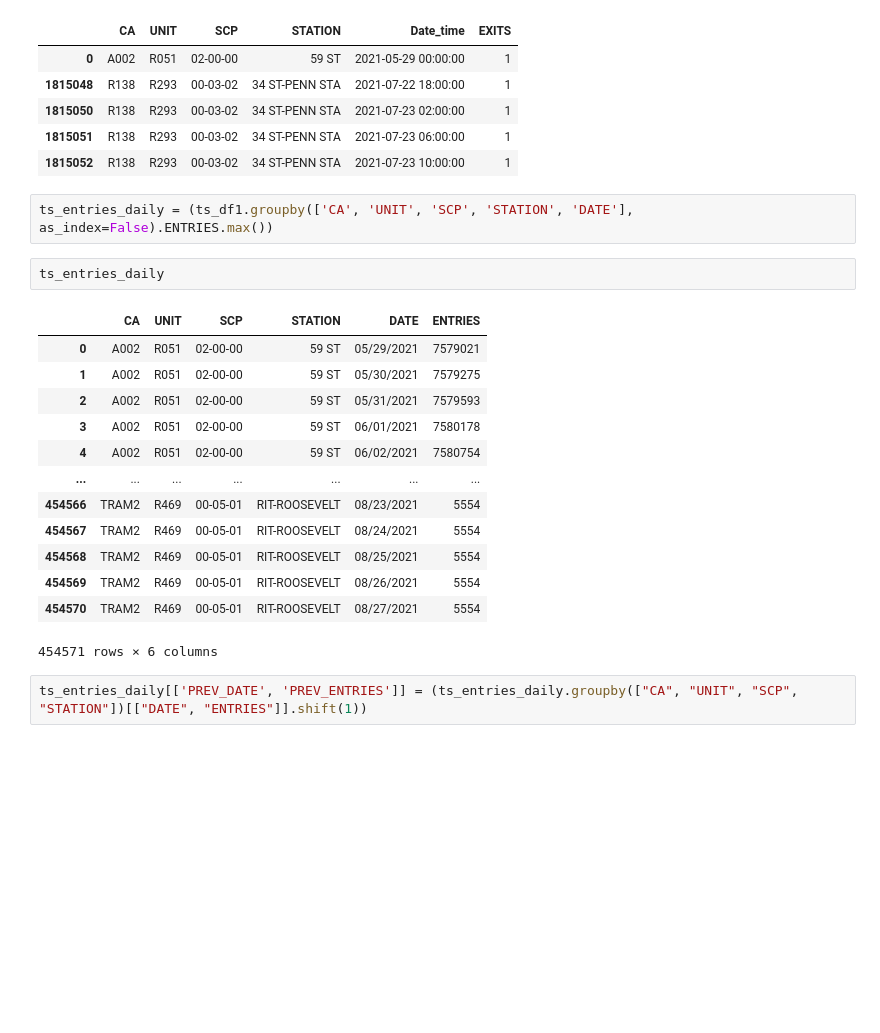
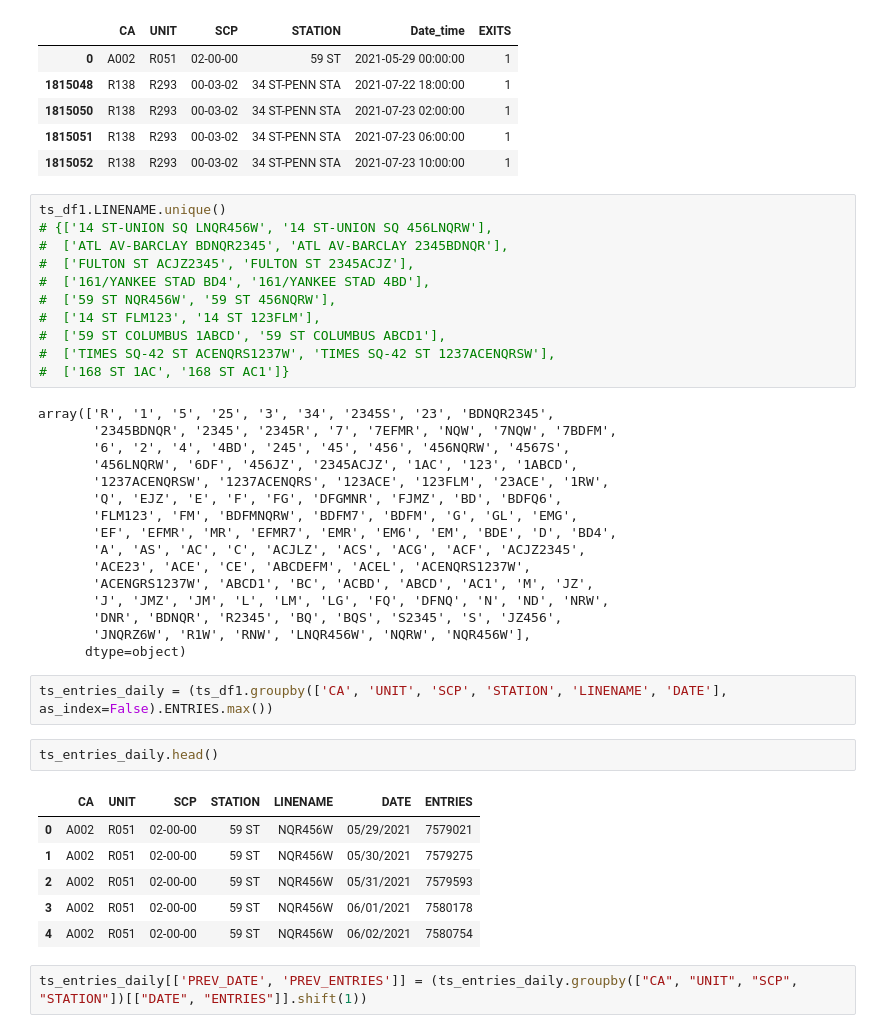
Before and after one commit to ajstake/EDA-Project, a Jupyter notebook: MTA_Data_Gathering_and_Cleaning_Notebook.ipynb, the cells around one changed output. Drawn from its saved outputs; the diff is of its cells as text; blank space fills up the shorter version.

Commit message:
Changed data by adding a Linename to the stations

```diff
--- a/MTA_Data_Gathering_and_Cleaning_Notebook.ipynb
+++ b/MTA_Data_Gathering_and_Cleaning_Notebook.ipynb
@@ -72,24 +65,44 @@ ts_df1.groupby(['CA', 'UNIT', 'SCP', 'STATION', 'Date_time']).EXITS.count().rese
 | 1815050 | R138 | R293 | 00-03-02 | 34 ST-PENN STA | 2021-07-23 02:00:00 | 1 |
 | 1815051 | R138 | R293 | 00-03-02 | 34 ST-PENN STA | 2021-07-23 06:00:00 | 1 |
 | 1815052 | R138 | R293 | 00-03-02 | 34 ST-PENN STA | 2021-07-23 10:00:00 | 1 |
+# %%
+ts_df1.LINENAME.unique()
+# {['14 ST-UNION SQ LNQR456W', '14 ST-UNION SQ 456LNQRW'],
+#  ['ATL AV-BARCLAY BDNQR2345', 'ATL AV-BARCLAY 2345BDNQR'],
+#  ['FULTON ST ACJZ2345', 'FULTON ST 2345ACJZ'],
+#  ['161/YANKEE STAD BD4', '161/YANKEE STAD 4BD'],
+#  ['59 ST NQR456W', '59 ST 456NQRW'],
+#  ['14 ST FLM123', '14 ST 123FLM'],
+#  ['59 ST COLUMBUS 1ABCD', '59 ST COLUMBUS ABCD1'],
+#  ['TIMES SQ-42 ST ACENQRS1237W', 'TIMES SQ-42 ST 1237ACENQRSW'],
+#  ['168 ST 1AC', '168 ST AC1']}
+# %% [output]
+array(['R', '1', '5', '25', '3', '34', '2345S', '23', 'BDNQR2345',
+       '2345BDNQR', '2345', '2345R', '7', '7EFMR', 'NQW', '7NQW', '7BDFM',
+       '6', '2', '4', '4BD', '245', '45', '456', '456NQRW', '4567S',
+       '456LNQRW', '6DF', '456JZ', '2345ACJZ', '1AC', '123', '1ABCD',
+       '1237ACENQRSW', '1237ACENQRS', '123ACE', '123FLM', '23ACE', '1RW',
+       'Q', 'EJZ', 'E', 'F', 'FG', 'DFGMNR', 'FJMZ', 'BD', 'BDFQ6',
+       'FLM123', 'FM', 'BDFMNQRW', 'BDFM7', 'BDFM', 'G', 'GL', 'EMG',
+       'EF', 'EFMR', 'MR', 'EFMR7', 'EMR', 'EM6', 'EM', 'BDE', 'D', 'BD4',
+       'A', 'AS', 'AC', 'C', 'ACJLZ', 'ACS', 'ACG', 'ACF', 'ACJZ2345',
+       'ACE23', 'ACE', 'CE', 'ABCDEFM', 'ACEL', 'ACENQRS1237W',
+       'ACENGRS1237W', 'ABCD1', 'BC', 'ACBD', 'ABCD', 'AC1', 'M', 'JZ',
+       'J', 'JMZ', 'JM', 'L', 'LM', 'LG', 'FQ', 'DFNQ', 'N', 'ND', 'NRW',
+       'DNR', 'BDNQR', 'R2345', 'BQ', 'BQS', 'S2345', 'S', 'JZ456',
+       'JNQRZ6W', 'R1W', 'RNW', 'LNQR456W', 'NQRW', 'NQR456W'],
+      dtype=object)
 # %%
-ts_entries_daily = (ts_df1.groupby(['CA', 'UNIT', 'SCP', 'STATION', 'DATE'], as_index=False).ENTRIES.max())
+ts_entries_daily = (ts_df1.groupby(['CA', 'UNIT', 'SCP', 'STATION', 'LINENAME', 'DATE'], as_index=False).ENTRIES.max())
 # %%
-ts_entries_daily
+ts_entries_daily.head()
 # %% [output]
-|  | CA | UNIT | SCP | STATION | DATE | ENTRIES |
-| 0 | A002 | R051 | 02-00-00 | 59 ST | 05/29/2021 | 7579021 |
-| 1 | A002 | R051 | 02-00-00 | 59 ST | 05/30/2021 | 7579275 |
-| 2 | A002 | R051 | 02-00-00 | 59 ST | 05/31/2021 | 7579593 |
-| 3 | A002 | R051 | 02-00-00 | 59 ST | 06/01/2021 | 7580178 |
-| 4 | A002 | R051 | 02-00-00 | 59 ST | 06/02/2021 | 7580754 |
-| ... | ... | ... | ... | ... | ... | ... |
-| 454566 | TRAM2 | R469 | 00-05-01 | RIT-ROOSEVELT | 08/23/2021 | 5554 |
-| 454567 | TRAM2 | R469 | 00-05-01 | RIT-ROOSEVELT | 08/24/2021 | 5554 |
-| 454568 | TRAM2 | R469 | 00-05-01 | RIT-ROOSEVELT | 08/25/2021 | 5554 |
-| 454569 | TRAM2 | R469 | 00-05-01 | RIT-ROOSEVELT | 08/26/2021 | 5554 |
-| 454570 | TRAM2 | R469 | 00-05-01 | RIT-ROOSEVELT | 08/27/2021 | 5554 |
+|  | CA | UNIT | SCP | STATION | LINENAME | DATE | ENTRIES |
+| 0 | A002 | R051 | 02-00-00 | 59 ST | NQR456W | 05/29/2021 | 7579021 |
+| 1 | A002 | R051 | 02-00-00 | 59 ST | NQR456W | 05/30/2021 | 7579275 |
+| 2 | A002 | R051 | 02-00-00 | 59 ST | NQR456W | 05/31/2021 | 7579593 |
+| 3 | A002 | R051 | 02-00-00 | 59 ST | NQR456W | 06/01/2021 | 7580178 |
+| 4 | A002 | R051 | 02-00-00 | 59 ST | NQR456W | 06/02/2021 | 7580754 |
-454571 rows × 6 columns
 # %%
 ts_entries_daily[['PREV_DATE', 'PREV_ENTRIES']] = (ts_entries_daily.groupby(["CA", "UNIT", "SCP", "STATION"])[["DATE", "ENTRIES"]].shift(1))
 # %%
```
Also changed, not shown: parts of 15 cells of this notebook.
